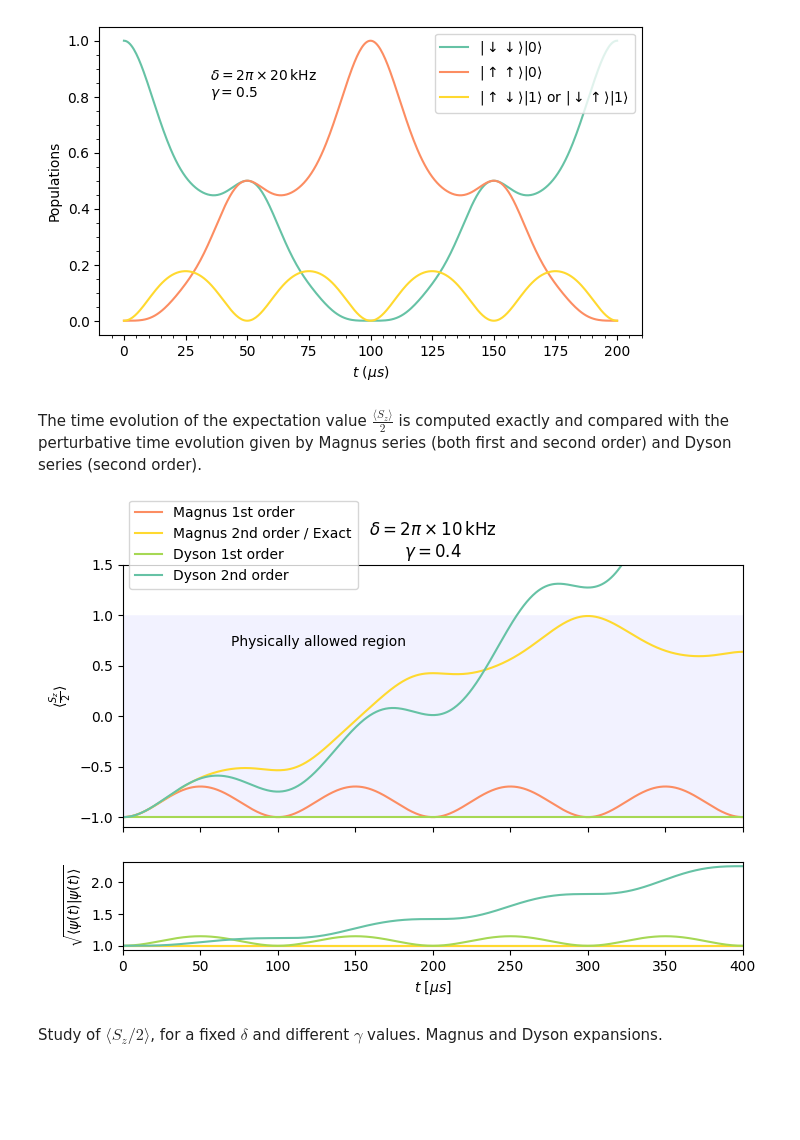
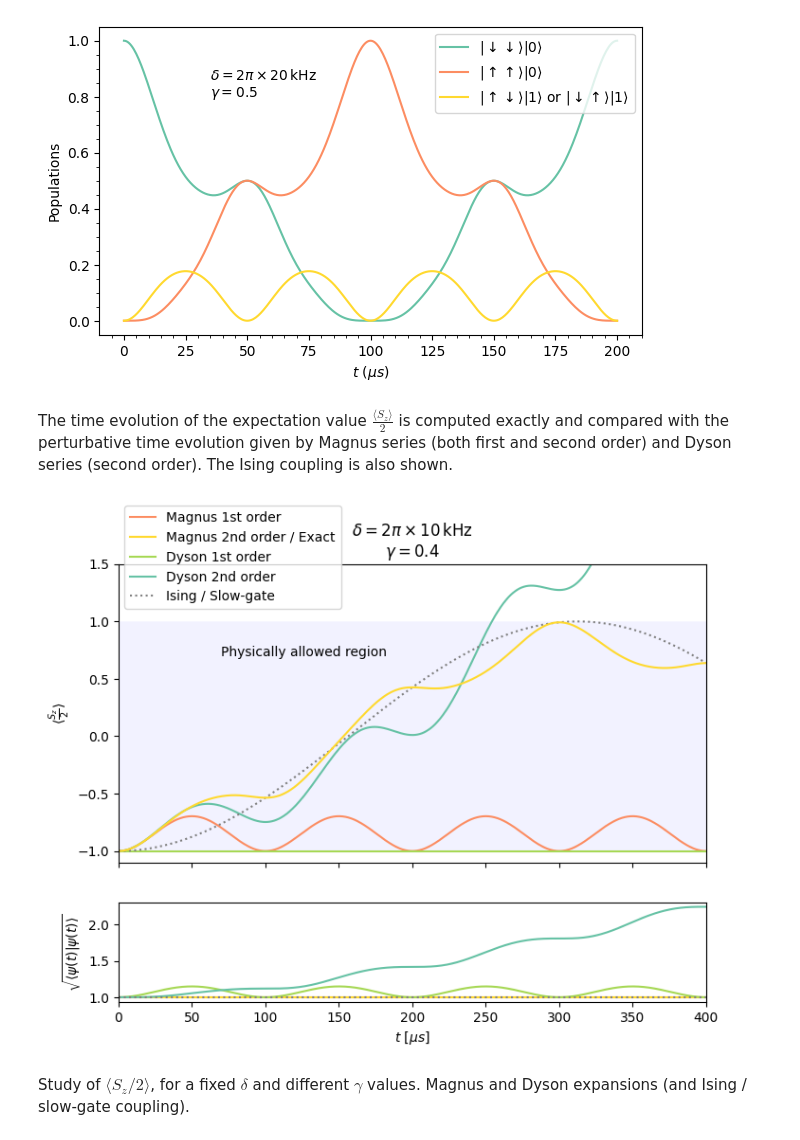
Before and after one commit to diegoscantam/perturbations, a Jupyter notebook: simulation.ipynb, the cells around one changed output. Saved outputs shown, nothing was run; the diff lists cells and outputs as text; code cells hidden in the pictures; blank space fills up the shorter version.

Commit message:
Added slow-gate effective Ising coupling

```diff
--- a/simulation.ipynb
+++ b/simulation.ipynb
@@ -167,7 +167,7 @@ plt.show()
 # %% [output]
 [figure]
 # %% [markdown]
-The time evolution of the expectation value $\frac{\langle S_z\rangle}{2}$ is computed exactly and compared with the perturbative time evolution given by Magnus series (both first and second order) and Dyson series (second order).
+The time evolution of the expectation value $\frac{\langle S_z\rangle}{2}$ is computed exactly and compared with the perturbative time evolution given by Magnus series (both first and second order) and Dyson series (second order). The Ising coupling is also shown.
 # %%
 ############## PARAMETERS ##############
 # Frequencies ratio omega = Omega/delta
@@ -191,16 +191,16 @@ mean_z1 = []
 mean_z2 = []
 mean_z1d = []
 mean_z2d = []
+mean_slow = []
 norm_z = []
 norm_z1 = []
 norm_z2 = []
 norm_z1d = []
 norm_z2d = []
+norm_slow = []
 
 # ... evolve the state with different expansions
 for kk in np.arange(0, int(t_steps)+1, 1):
-        # Exact:
-        #state = U(t[kk], freq_ratio, delta) @ gs
         # Magnus:
         state1 = linalg.expm(M1(t[kk], freq_ratio, delta)) @ gs
         state2 = linalg.expm(M1(t[kk], freq_ratio, delta) + M2(t[kk], freq_ratio, delta)) @ gs
@@ -209,23 +209,26 @@ for kk in np.arange(0, int(t_steps)+1, 1):
         state1d = (I + M1(t[kk], freq_ratio, delta))@ gs
         state2d = (I + M1(t[kk], freq_ratio,delta) + M2(t[kk], freq_ratio,delta) + \
                         0.5*M1(t[kk], freq_ratio,delta) @ M1(t[kk], freq_ratio,delta))@ gs
+        # Slow gate Ising coupling
+        state_slow = linalg.expm(-1j*t[kk]*H_ising(freq_ratio,delta)) @ gs
         # Store expectation values in a list
         mean_z.append(expectation_z(state))
         mean_z1.append(expectation_z(state1))
         mean_z2.append(expectation_z(state2))
         mean_z1d.append(expectation_z(state1d))
         mean_z2d.append(expectation_z(state2d))
+        mean_slow.append(expectation_z(state_slow))
 
         norm_z.append(linalg.norm(state))
         norm_z1.append( linalg.norm(state1))
         norm_z2.append( linalg.norm(state2))
         norm_z1d.append( linalg.norm(state1d))
         norm_z2d.append( linalg.norm(state2d))
-
+        norm_slow.append( linalg.norm(state_slow))
 # Plot of time evolution <S_Z/2>
 cmap = plt.get_cmap('Set2')
 w = 8
-h = 5
+h = 6
 
 tl = '$\delta = 2\pi\\times $' + str(round(1000*delta/(2*pi)))+ '$\,\mathrm{kHz}$\n$\gamma =$'\
         + str(round(freq_ratio,2))
@@ -235,41 +238,44 @@ fig, axs = plt.subplots(2, figsize=(w,h), gridspec_kw={'height_ratios': [3,1]},s
 
 #axs[0].plot(t, mean_z, color = 'k',label = 'Exact')
 axs[0].plot(t, mean_z1,  color = cmap(1), linestyle = 'solid',label = 'Magnus 1st order')
-axs[0].plot(t, mean_z2,  color = cmap(5), linestyle = 'solid',label = 'Magnus 2nd order / Exact')
 axs[0].plot(t, mean_z1d,  color = cmap(4), linestyle = 'solid',label = 'Dyson 1st order')
 axs[0].plot(t, mean_z2d,  color = cmap(0), linestyle = 'solid',label = 'Dyson 2nd order')
+axs[0].plot(t, mean_slow,  color = 'gray', linestyle = 'dotted',label = 'Ising - Slow gate')
+axs[0].plot(t, mean_z2,  color = cmap(5), linestyle = 'solid',label = 'Magnus 2nd order / Exact')
+
 axs[0].set_xlabel('$t$ [$\mu s$]')
 axs[0].set_ylabel('$\\frac{\langle S_z\\rangle}{2}$')
 axs[0].fill_between(t, -1,1, facecolor= 'blue', alpha = 0.05)
 axs[0].text(70,0.7, 'Physically allowed region')
 axs[0].set_xlim(0,400)
 axs[0].set_ylim(-1.1, 1.5)
 axs[0].set_title(tl)
 
 #axs[1].plot(t, norm_z,  color = 'k', linestyle = 'solid',label = 'Exact')
 axs[1].plot(t, norm_z1,  color = cmap(1), linestyle = 'solid',label = 'Magnus 1st order')
 axs[1].plot(t, norm_z2,  color = cmap(5), linestyle = 'solid',label = 'Magnus 2nd order / Exact')
 axs[1].plot(t, norm_z1d,  color = cmap(4), linestyle = 'solid',label = 'Dyson 1st order')
 axs[1].plot(t, norm_z2d,  color = cmap(0), linestyle = 'solid',label = 'Dyson 2nd order')
+axs[1].plot(t, norm_slow,  color = 'gray', linestyle = 'dotted',label = 'Ising / Slow-gate')
 
 # Labels setup
 axs[0].set(xlabel='$t$ [$\mu s$]', ylabel='$\langle \\frac{S_z}{2}\\rangle}$')
 axs[1].set(xlabel='$t$ [$\mu s$]', ylabel='$\sqrt{\\langle \psi(t) | \psi(t)\\rangle }$')
 #axs[1].set_ylim(0.8,2.5)
 for ax in axs.flat:
     ax.label_outer()
 # Legend setup
 handles, labels = ax.get_legend_handles_labels()
 
-fig.legend(handles, labels, loc=(0.125,0.82))
+fig.legend(handles, labels, loc=(0.125,0.8))
 save_fig = True
 if save_fig == True:
     plt.savefig("../plots/norm.pdf")
 plt.show()
 # %% [output]
-[figure, old version]
+[figure, new version]
 # %% [markdown]
-Study of $\langle S_z/2 \rangle$, for a fixed $\delta$ and different $\gamma$ values. Magnus and Dyson expansions.
+Study of $\langle S_z/2 \rangle$, for a fixed $\delta$ and different $\gamma$ values. Magnus and Dyson expansions (and Ising / slow-gate coupling).
 # %%
 ############## PARAMETERS ##############
 # Frequencies ratio gamma = Omega/delta
```
Also changed, not shown: parts of 7 cells of this notebook, 4 other files.
